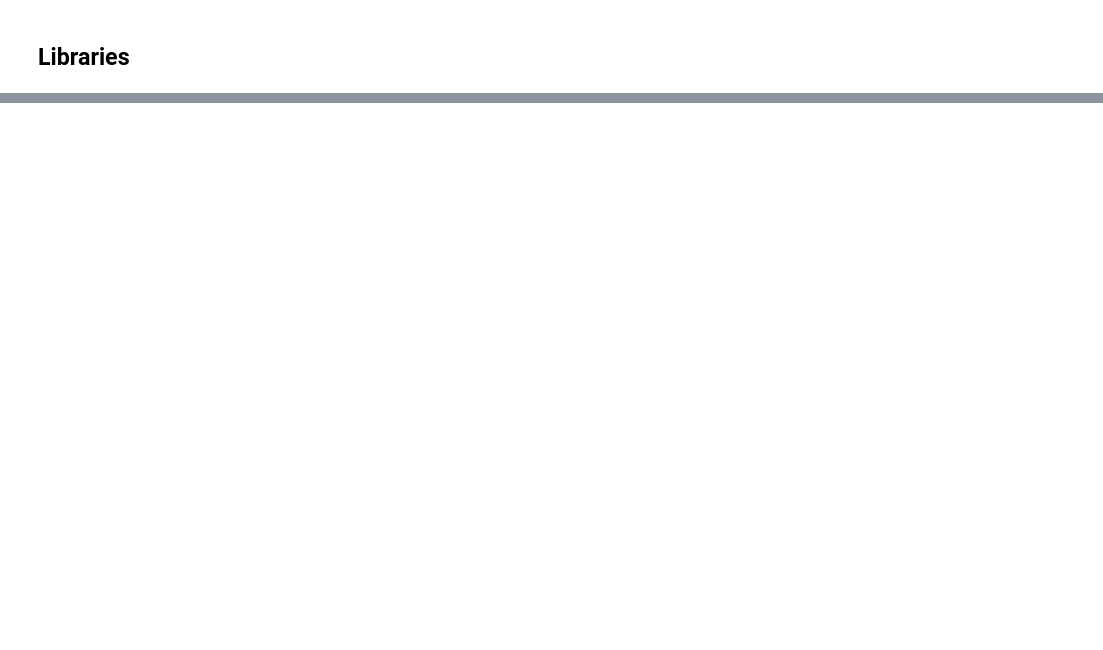
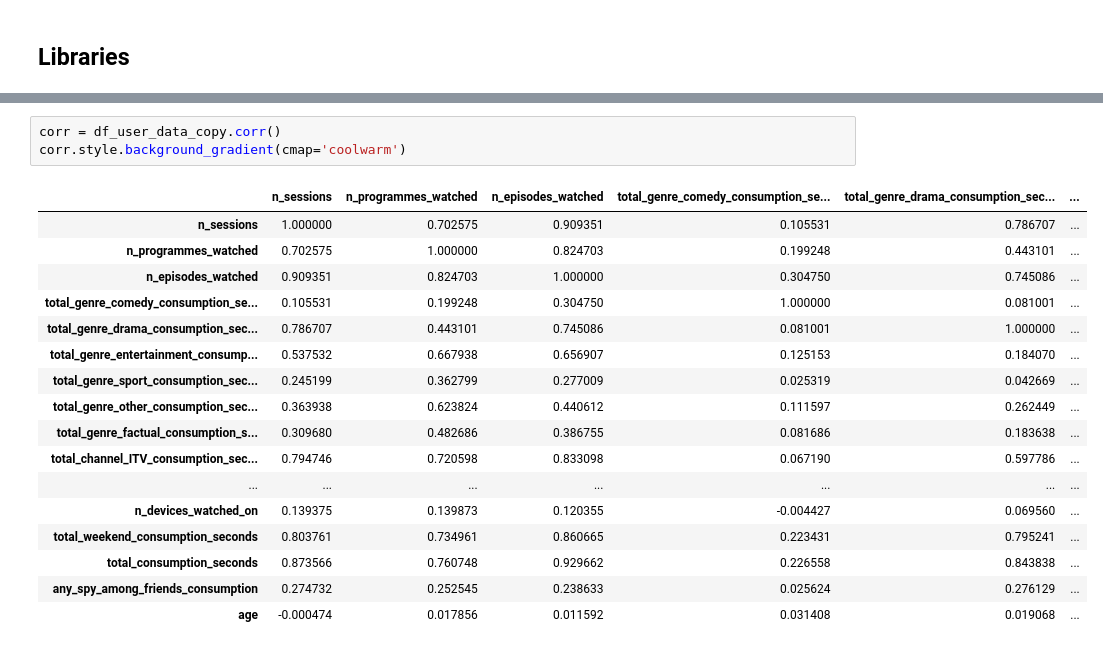
Before and after one commit to supmathews/ITV-live-online-career-challenge, a Jupyter notebook: itv_challenge_solution.ipynb, the cells around one changed output, grey strips where cells are left out. Drawn from its saved outputs; the diff is of its cells as text; blank space fills up the shorter version.

```diff
--- a/itv_challenge_solution.ipynb
+++ b/itv_challenge_solution.ipynb
@@ -76,0 +304,21 @@ msn.bar(df_viewing_data)
+# %%
+corr = df_user_data_copy.corr()
+corr.style.background_gradient(cmap='coolwarm')
+# %% [output]
+|  | n_sessions | n_programmes_watched | n_episodes_watched | total_genre_comedy_consumption_se... | total_genre_drama_consumption_sec... | ... |
+| n_sessions | 1.000000 | 0.702575 | 0.909351 | 0.105531 | 0.786707 | ... |
+| n_programmes_watched | 0.702575 | 1.000000 | 0.824703 | 0.199248 | 0.443101 | ... |
+| n_episodes_watched | 0.909351 | 0.824703 | 1.000000 | 0.304750 | 0.745086 | ... |
+| total_genre_comedy_consumption_se... | 0.105531 | 0.199248 | 0.304750 | 1.000000 | 0.081001 | ... |
+| total_genre_drama_consumption_sec... | 0.786707 | 0.443101 | 0.745086 | 0.081001 | 1.000000 | ... |
+| total_genre_entertainment_consump... | 0.537532 | 0.667938 | 0.656907 | 0.125153 | 0.184070 | ... |
+| total_genre_sport_consumption_sec... | 0.245199 | 0.362799 | 0.277009 | 0.025319 | 0.042669 | ... |
+| total_genre_other_consumption_sec... | 0.363938 | 0.623824 | 0.440612 | 0.111597 | 0.262449 | ... |
+| total_genre_factual_consumption_s... | 0.309680 | 0.482686 | 0.386755 | 0.081686 | 0.183638 | ... |
+| total_channel_ITV_consumption_sec... | 0.794746 | 0.720598 | 0.833098 | 0.067190 | 0.597786 | ... |
+| ... | ... | ... | ... | ... | ... | ... |
+| n_devices_watched_on | 0.139375 | 0.139873 | 0.120355 | -0.004427 | 0.069560 | ... |
+| total_weekend_consumption_seconds | 0.803761 | 0.734961 | 0.860665 | 0.223431 | 0.795241 | ... |
+| total_consumption_seconds | 0.873566 | 0.760748 | 0.929662 | 0.226558 | 0.843838 | ... |
+| any_spy_among_friends_consumption | 0.274732 | 0.252545 | 0.238633 | 0.025624 | 0.276129 | ... |
+| age | -0.000474 | 0.017856 | 0.011592 | 0.031408 | 0.019068 | ... |
```
Also changed, not shown: parts of 40 cells of this notebook.
